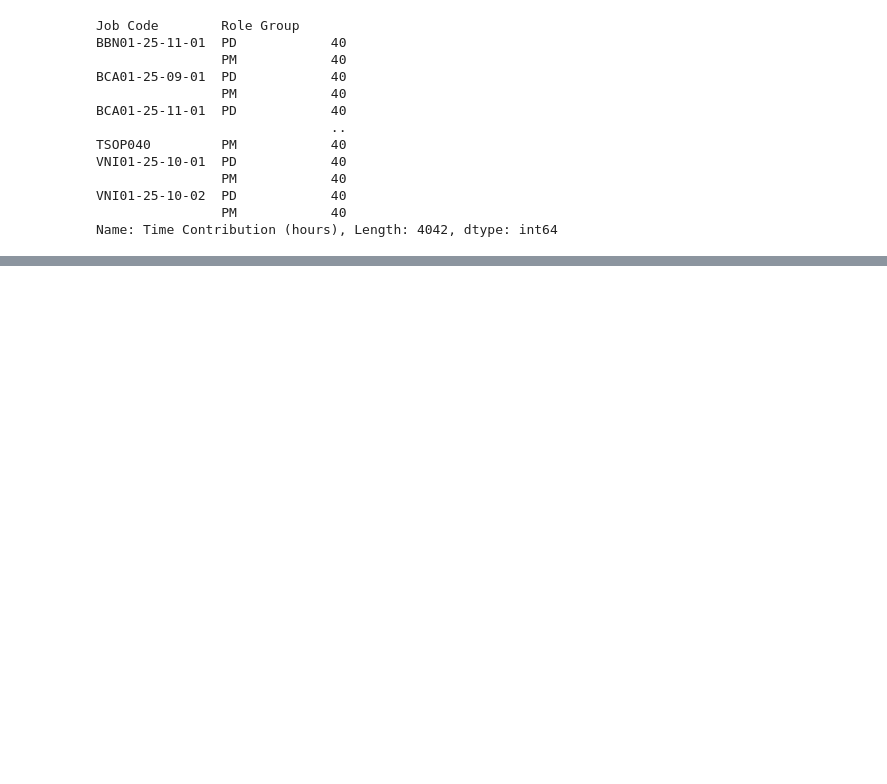
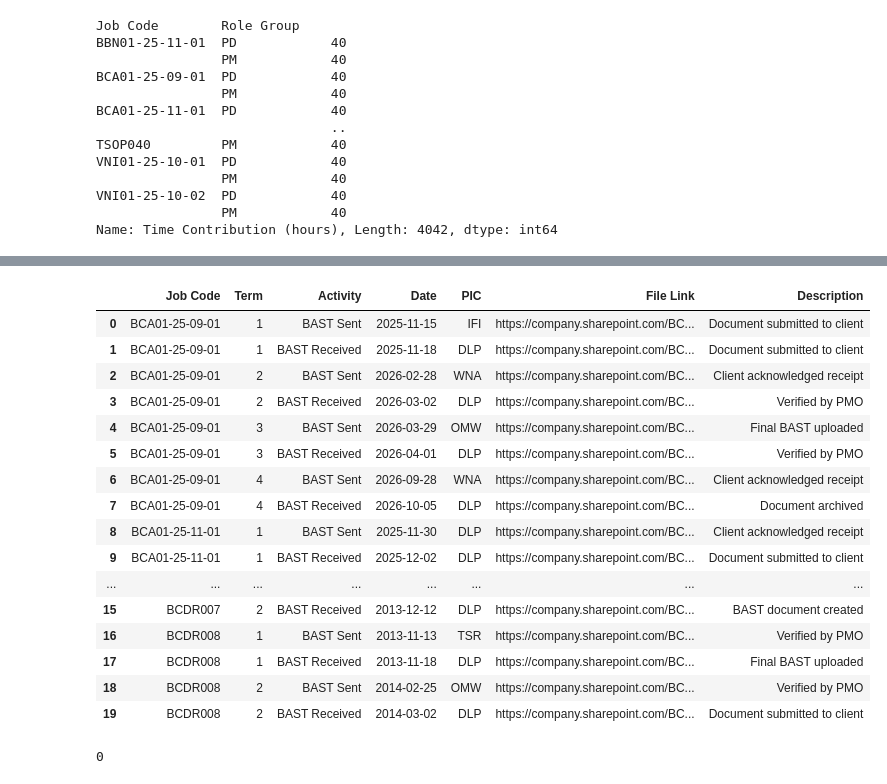
Before and after one commit to achattra/intern-vp-2026, a Jupyter notebook: Normalizing.ipynb, the cells around one changed output, grey strips where cells are left out. Drawn from its saved outputs; the diff is of its cells as text; code cells hidden in the pictures; blank space fills up the shorter version.

```diff
--- a/Normalizing.ipynb
+++ b/Normalizing.ipynb
@@ -504,0 +605,7 @@ Name: Time Contribution (hours), Length: 4042, dtype: int64
+# %%
+# Sort by Job Code and Date
+legal_activity = (
+    legal_activity
+    .sort_values(['Job Code', 'Date'])
+    .reset_index(drop=True)
+)
@@ -504,0 +644,11 @@ Name: Time Contribution (hours), Length: 4042, dtype: int64
+# %%
+# Base table
+pmo_base = (
+    legal_activity[
+        legal_activity["Activity"] == "SPK Signed"
+    ]
+    .copy()
+    .reset_index(drop=True)
+)
+
+pmo_base.head()
@@ -504,0 +662,10 @@ Name: Time Contribution (hours), Length: 4042, dtype: int64
+# %%
+# Mock descriptions
+descriptions = [
+    "BAST document created",
+    "Document submitted to client",
+    "Client acknowledged receipt",
+    "Document archived",
+    "Verified by PMO",
+    "Final BAST uploaded"
+]
@@ -504,0 +728,36 @@ Name: Time Contribution (hours), Length: 4042, dtype: int64
+# %%
+# Convert to DataFrame
+
+pmo_activity = (
+    pd.DataFrame(pmo_activity)
+      .sort_values(["Job Code", "Term", "Date"])
+      .reset_index(drop=True)
+)
+# %%
+# View table
+pmo_activity.head(20)
+# %% [output]
+|  | Job Code | Term | Activity | Date | PIC | File Link | Description |
+| 0 | BCA01-25-09-01 | 1 | BAST Sent | 2025-11-15 | IFI | https://company.sharepoint.com/BC... | Document submitted to client |
+| 1 | BCA01-25-09-01 | 1 | BAST Received | 2025-11-18 | DLP | https://company.sharepoint.com/BC... | Document submitted to client |
+| 2 | BCA01-25-09-01 | 2 | BAST Sent | 2026-02-28 | WNA | https://company.sharepoint.com/BC... | Client acknowledged receipt |
+| 3 | BCA01-25-09-01 | 2 | BAST Received | 2026-03-02 | DLP | https://company.sharepoint.com/BC... | Verified by PMO |
+| 4 | BCA01-25-09-01 | 3 | BAST Sent | 2026-03-29 | OMW | https://company.sharepoint.com/BC... | Final BAST uploaded |
+| 5 | BCA01-25-09-01 | 3 | BAST Received | 2026-04-01 | DLP | https://company.sharepoint.com/BC... | Verified by PMO |
+| 6 | BCA01-25-09-01 | 4 | BAST Sent | 2026-09-28 | WNA | https://company.sharepoint.com/BC... | Client acknowledged receipt |
+| 7 | BCA01-25-09-01 | 4 | BAST Received | 2026-10-05 | DLP | https://company.sharepoint.com/BC... | Document archived |
+| 8 | BCA01-25-11-01 | 1 | BAST Sent | 2025-11-30 | DLP | https://company.sharepoint.com/BC... | Client acknowledged receipt |
+| 9 | BCA01-25-11-01 | 1 | BAST Received | 2025-12-02 | DLP | https://company.sharepoint.com/BC... | Document submitted to client |
+| ... | ... | ... | ... | ... | ... | ... | ... |
+| 15 | BCDR007 | 2 | BAST Received | 2013-12-12 | DLP | https://company.sharepoint.com/BC... | BAST document created |
+| 16 | BCDR008 | 1 | BAST Sent | 2013-11-13 | TSR | https://company.sharepoint.com/BC... | Verified by PMO |
+| 17 | BCDR008 | 1 | BAST Received | 2013-11-18 | DLP | https://company.sharepoint.com/BC... | Final BAST uploaded |
+| 18 | BCDR008 | 2 | BAST Sent | 2014-02-25 | OMW | https://company.sharepoint.com/BC... | Verified by PMO |
+| 19 | BCDR008 | 2 | BAST Received | 2014-03-02 | DLP | https://company.sharepoint.com/BC... | Document submitted to client |
+# %%
+# Check for duplicate primary keys
+pmo_activity.duplicated(
+    subset=["Job Code", "Term", "Activity"]
+).sum()
+# %% [output]
+0
```
Also changed, not shown: parts of 37 cells of this notebook.
